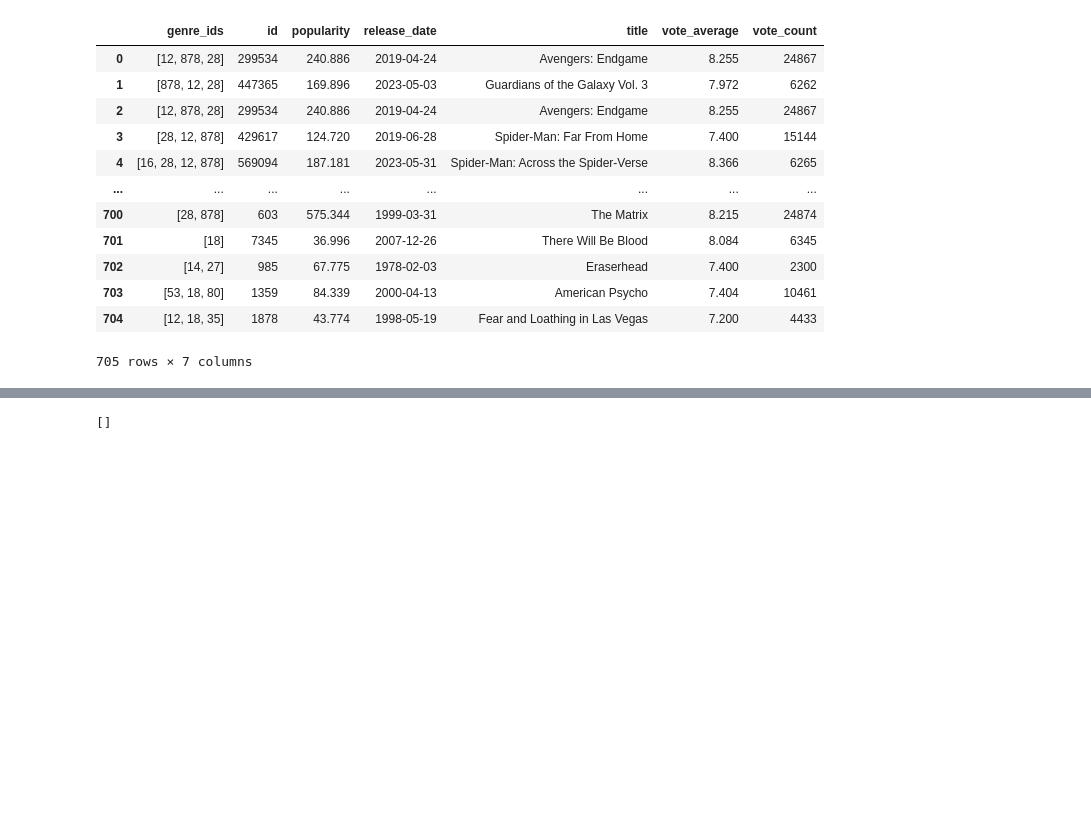
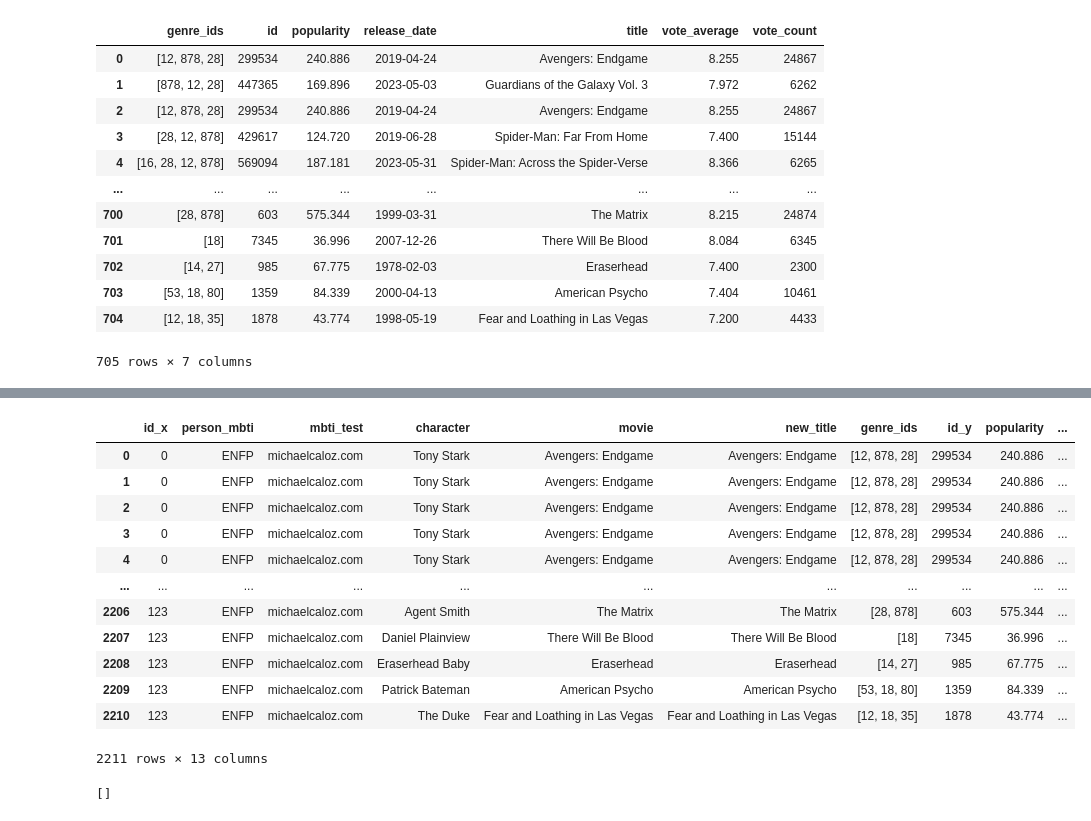
Before and after one commit to mlcuadra1/MBTI-movies-EDA, a Jupyter notebook: notebooks/Script 5 - TMDB-API.ipynb, the cells around one changed output, grey strips where cells are left out. Drawn from its saved outputs; the diff is of its cells as text; code cells hidden in the pictures; blank space fills up the shorter version.

Commit message:
Merged responses and movie deets

```diff
--- a/notebooks/Script 5 - TMDB-API.ipynb
+++ b/notebooks/Script 5 - TMDB-API.ipynb
@@ -116,5 +133,23 @@ movie_details_df
 # %%
 movie_details_df.to_csv('../data/Data - movie details.csv')
+# %%
+response_details_merge = survey_responses_df.merge(movie_details_df, how='left', left_on='new_title', right_on='title')
+response_details_merge
+# response_details_merge.to_csv('../data/Data - respondents details merge.csv')
+# %% [output]
+|  | id_x | person_mbti | mbti_test | character | movie | new_title | genre_ids | id_y | popularity | ... |
+| 0 | 0 | ENFP | michaelcaloz.com | Tony Stark | Avengers: Endgame | Avengers: Endgame | [12, 878, 28] | 299534 | 240.886 | ... |
+| 1 | 0 | ENFP | michaelcaloz.com | Tony Stark | Avengers: Endgame | Avengers: Endgame | [12, 878, 28] | 299534 | 240.886 | ... |
+| 2 | 0 | ENFP | michaelcaloz.com | Tony Stark | Avengers: Endgame | Avengers: Endgame | [12, 878, 28] | 299534 | 240.886 | ... |
+| 3 | 0 | ENFP | michaelcaloz.com | Tony Stark | Avengers: Endgame | Avengers: Endgame | [12, 878, 28] | 299534 | 240.886 | ... |
+| 4 | 0 | ENFP | michaelcaloz.com | Tony Stark | Avengers: Endgame | Avengers: Endgame | [12, 878, 28] | 299534 | 240.886 | ... |
+| ... | ... | ... | ... | ... | ... | ... | ... | ... | ... | ... |
+| 2206 | 123 | ENFP | michaelcaloz.com | Agent Smith | The Matrix | The Matrix | [28, 878] | 603 | 575.344 | ... |
+| 2207 | 123 | ENFP | michaelcaloz.com | Daniel Plainview | There Will Be Blood | There Will Be Blood | [18] | 7345 | 36.996 | ... |
+| 2208 | 123 | ENFP | michaelcaloz.com | Eraserhead Baby | Eraserhead | Eraserhead | [14, 27] | 985 | 67.775 | ... |
+| 2209 | 123 | ENFP | michaelcaloz.com | Patrick Bateman | American Psycho | American Psycho | [53, 18, 80] | 1359 | 84.339 | ... |
+| 2210 | 123 | ENFP | michaelcaloz.com | The Duke | Fear and Loathing in Las Vegas | Fear and Loathing in Las Vegas | [12, 18, 35] | 1878 | 43.774 | ... |
+2211 rows × 13 columns
 # %%
 failed_list
 # %% [output]
```
Also changed, not shown: parts of 1 cell of this notebook, 2 other files.
